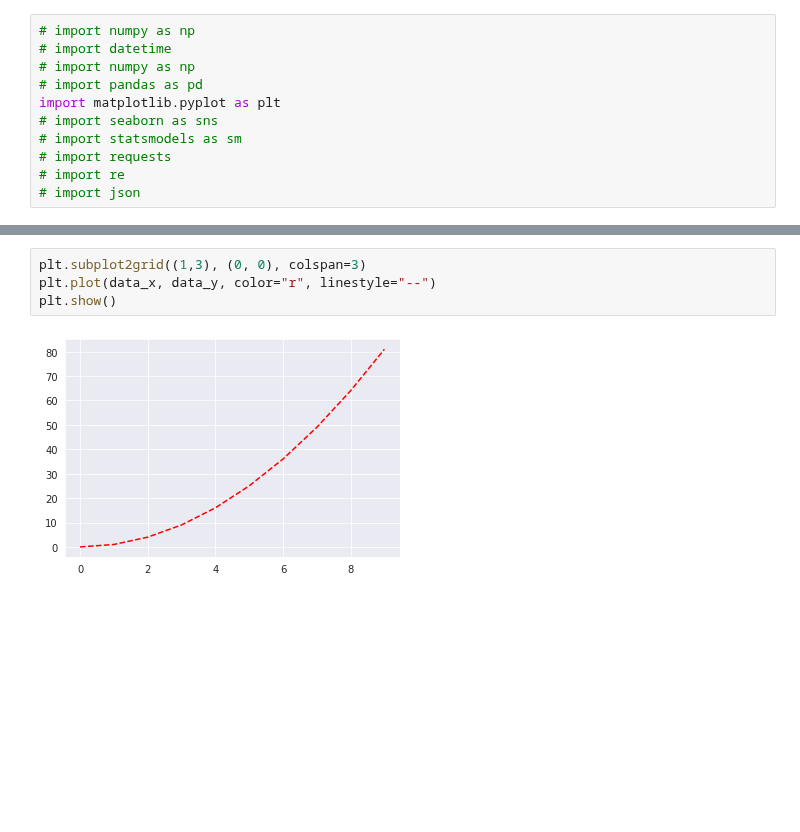
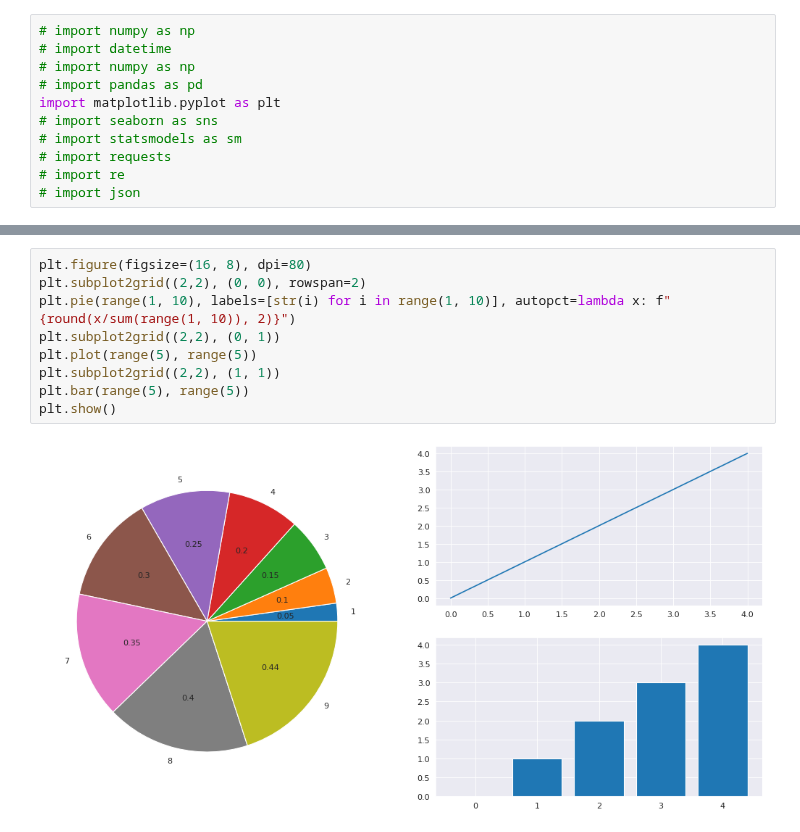
Before and after one commit to zhaoyi2018/pythonProject, a Jupyter notebook: python_data_analyse.ipynb, the cells around one changed output, grey strips where cells are left out. Drawn from its saved outputs; the diff is of its cells as text; blank space fills up the shorter version.

```diff
--- a/python_data_analyse.ipynb
+++ b/python_data_analyse.ipynb
@@ -21,6 +23,11 @@ ax[0][0].plot(data_x, data_y, linestyle="--")
-# %%
-plt.subplot2grid((1,3), (0, 0), colspan=3)
-plt.plot(data_x, data_y, color="r", linestyle="--")
-plt.show()
-# %% [output]
-[figure, removed]
+# %%
+plt.figure(figsize=(16, 8), dpi=80)
+plt.subplot2grid((2,2), (0, 0), rowspan=2)
+plt.pie(range(1, 10), labels=[str(i) for i in range(1, 10)], autopct=lambda x: f"{round(x/sum(range(1, 10)), 2)}")
+plt.subplot2grid((2,2), (0, 1))
+plt.plot(range(5), range(5))
+plt.subplot2grid((2,2), (1, 1))
+plt.bar(range(5), range(5))
+plt.show()
+# %% [output]
+[figure, added]
```
Also changed, not shown: parts of 1 cell of this notebook.
